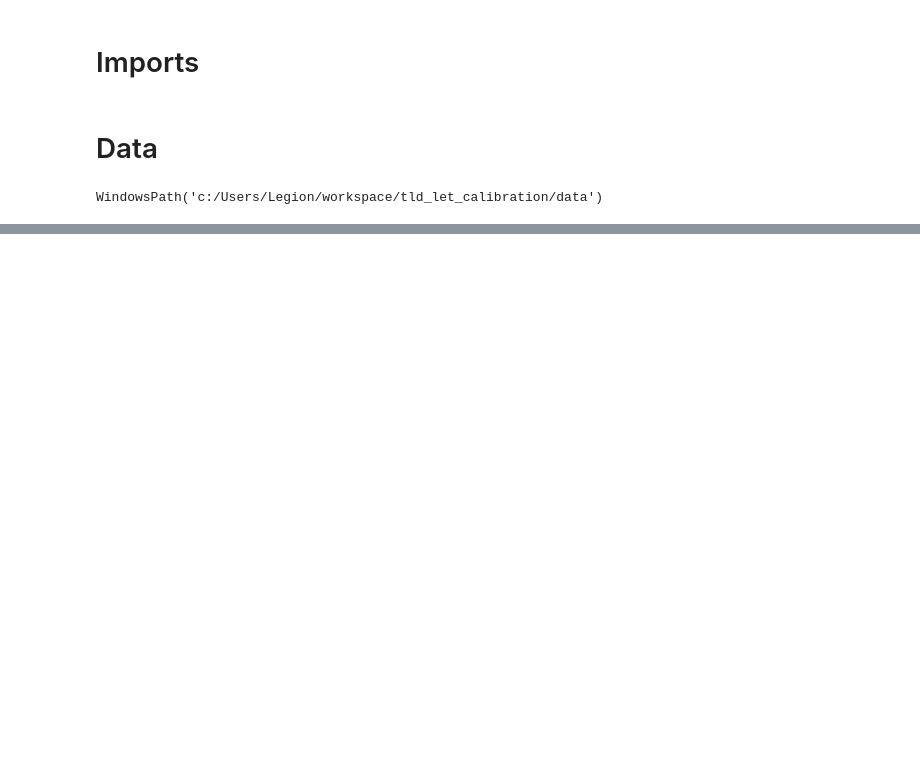
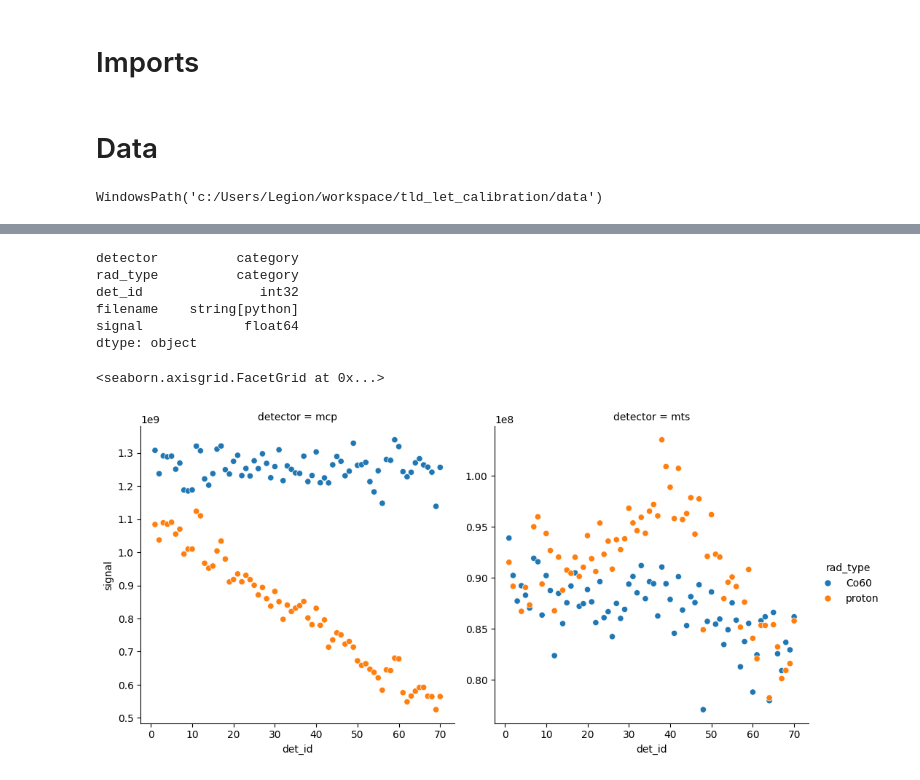
Before and after one commit to grzanka/tld_let_calibration, a Jupyter notebook: notebook/0.2-detector_signal_and_eff.ipynb, the cells around one changed output, grey strips where cells are left out. Cells and saved outputs as stored; diff of their text form; code cells hidden in the pictures; blank space fills up the shorter version.

```diff
--- a/notebook/0.2-detector_signal_and_eff.ipynb
+++ b/notebook/0.2-detector_signal_and_eff.ipynb
@@ -53,0 +136,20 @@ df_calib_mcp
+# %%
+df_calib_mcp_proton = pd.read_excel(
+    data_dir / "interim" / "Wyniki_DK_IFJ.xlsx",
+    sheet_name="ifj_calib_mcp",
+    usecols="M,T",
+    names=["filename", "signal"],
+)
+
+df_calib_mcp_proton.dropna(axis=0, how="all", inplace=True, subset="signal")
+df_calib_mcp_proton.insert(loc=0, column="detector", value=detector.mcp.name)
+df_calib_mcp_proton.insert(loc=1, column="rad_type", value=radiation.proton.name)
+df_calib_mcp_proton.insert(
+    loc=2,
+    column="det_id",
+    value=df_calib_mcp_proton.filename.apply(
+        lambda x: x.split("_")[0].rstrip("b")
+    ).astype("int"),
+)
+df_calib_mcp_proton.sort_values(by=["det_id"], inplace=True)
+df_calib_mcp_proton
@@ -53,0 +184,8 @@ df_calib_mcp
+# %%
+df_calib = pd.concat(
+    [df_calib_mcp_Co60, df_calib_mcp_proton, df_calib_mts_Co60, df_calib_mts_proton]
+)
+df_calib.detector = df_calib.detector.astype("category")
+df_calib.rad_type = df_calib.rad_type.astype("category")
+df_calib.filename = df_calib.filename.astype("string")
+df_calib
@@ -53,0 +206,22 @@ df_calib_mcp
+# %%
+df_calib.dtypes
+# %% [output]
+detector          category
+rad_type          category
+det_id               int32
+filename    string[python]
+signal             float64
+dtype: object
+# %%
+sns.relplot(
+    data=df_calib,
+    x="det_id",
+    y="signal",
+    hue="rad_type",
+    col="detector",
+    kind="scatter",
+    facet_kws=dict(sharex=True, sharey=False),
+)
+# %% [output]
+<seaborn.axisgrid.FacetGrid at 0x...>
+[figure, added]
```
Also changed, not shown: parts of 11 cells of this notebook.
